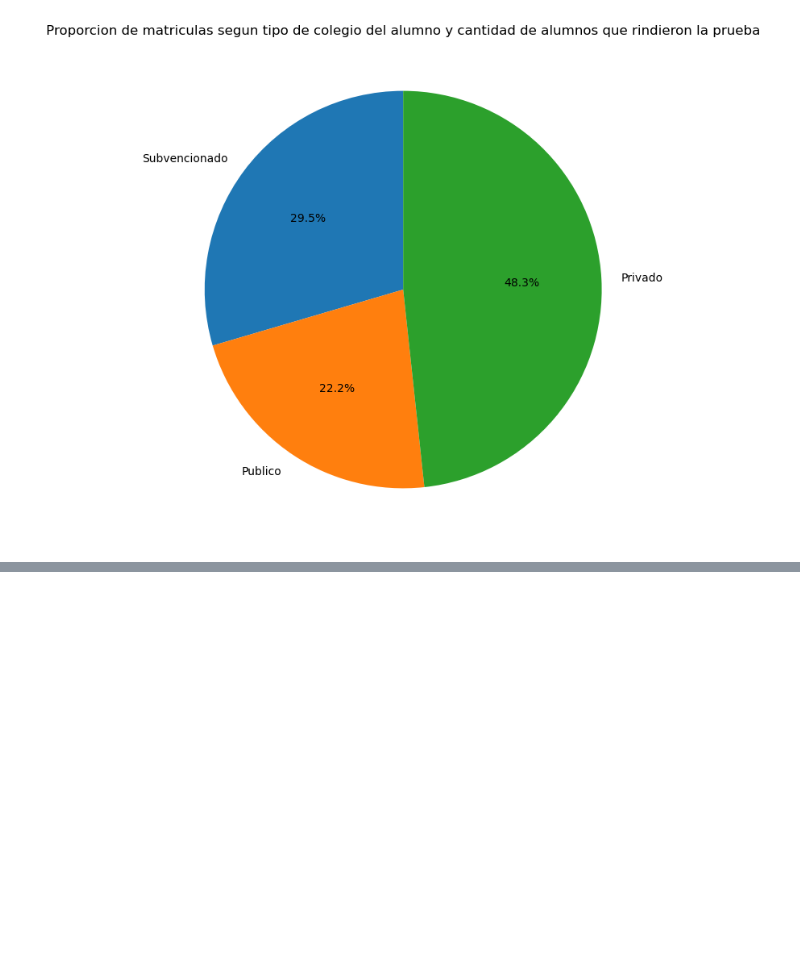
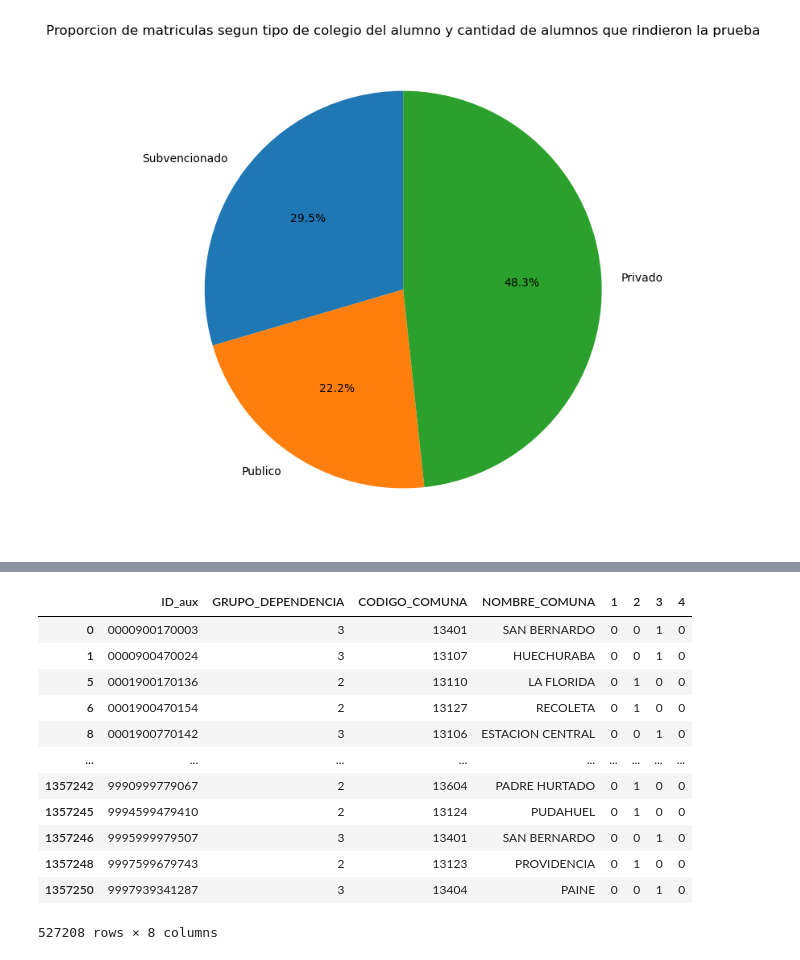
Before and after one commit to javibascur/Proyecto-Cs-Datos, a Jupyter notebook: Proyecto_Final.ipynb, the cells around one changed output, grey strips where cells are left out. Saved outputs shown, nothing was run; the diff lists cells and outputs as text; code cells hidden in the pictures; blank space fills up the shorter version.

```diff
--- a/Proyecto_Final.ipynb
+++ b/Proyecto_Final.ipynb
@@ -260,0 +294,6 @@ plt.show()
+# %%
+# se filtra para dejar solo los datos de la region metropolitana, esto debido a que nuestro trabajo en enfoca en ello
+codComunas = codComunas[codComunas["REGION NOMBRE"]=="REGION METROPOLITANA DE SANTIAGO"]
+# creamos un diccionario que relacione el codigo de la comuna con su nombre
+dictComunas = codComunas.set_index("COD.COMUNA")["COM NOMBRE"].to_dict()
+dictComunas
@@ -260,0 +318,17 @@ plt.show()
+# %%
+# se crea como una copia para no alterar el original
+df = rendicion.copy()
+# se hace una limpieza general
+
+# se eliminan las columnas que no consideramos relevantes para este momento
+df = df[["ID_aux", "GRUPO_DEPENDENCIA", "CODIGO_COMUNA"]]
+
+# eliminacion de NaN
+df.dropna(subset = ["GRUPO_DEPENDENCIA"], inplace=True)
+df.dropna(subset = ["CODIGO_COMUNA"], inplace=True)
+
+# se tranforma GRUPO_DEPENDENCIA de float a int
+df["GRUPO_DEPENDENCIA"] = df["GRUPO_DEPENDENCIA"].astype("int")
+# se tranforma CODIGO_COMUNA de float a int
+df["CODIGO_COMUNA"] = df["CODIGO_COMUNA"].astype("int")
+df
@@ -260,0 +349,4 @@ plt.show()
+# %%
+df["NOMBRE_COMUNA"] = df["CODIGO_COMUNA"].map(dictComunas)
+df
+# ya que hay filas que no son de santiago se generan NAN por lo que se deben eliminar estas filas
@@ -260,0 +367,3 @@ plt.show()
+# %%
+df.dropna(subset = ["NOMBRE_COMUNA"], inplace=True)
+df
@@ -260,0 +398,20 @@ plt.show()
+# %%
+# se crean segun categoria para luego poder agrupar por NOMBRE_COMUNA sumando las filas, sacando el total de cada tipo de institucion por comuna
+dummy = pd.get_dummies(df["GRUPO_DEPENDENCIA"])
+dummy = dummy.applymap(lambda x: 1 if x == True else 0)
+df = pd.concat([df, dummy], axis=1)
+df
+# %% [output]
+|  | ID_aux | GRUPO_DEPENDENCIA | CODIGO_COMUNA | NOMBRE_COMUNA | 1 | 2 | 3 | 4 |
+| 0 | 0000900170003 | 3 | 13401 | SAN BERNARDO | 0 | 0 | 1 | 0 |
+| 1 | 0000900470024 | 3 | 13107 | HUECHURABA | 0 | 0 | 1 | 0 |
+| 5 | 0001900170136 | 2 | 13110 | LA FLORIDA | 0 | 1 | 0 | 0 |
+| 6 | 0001900470154 | 2 | 13127 | RECOLETA | 0 | 1 | 0 | 0 |
+| 8 | 0001900770142 | 3 | 13106 | ESTACION CENTRAL | 0 | 0 | 1 | 0 |
+| ... | ... | ... | ... | ... | ... | ... | ... | ... |
+| 1357242 | 9990999779067 | 2 | 13604 | PADRE HURTADO | 0 | 1 | 0 | 0 |
+| 1357245 | 9994599479410 | 2 | 13124 | PUDAHUEL | 0 | 1 | 0 | 0 |
+| 1357246 | 9995999979507 | 3 | 13401 | SAN BERNARDO | 0 | 0 | 1 | 0 |
+| 1357248 | 9997599679743 | 2 | 13123 | PROVIDENCIA | 0 | 1 | 0 | 0 |
+| 1357250 | 9997939341287 | 3 | 13404 | PAINE | 0 | 0 | 1 | 0 |
+527208 rows × 8 columns
```
Also changed, not shown: parts of 38 cells of this notebook, 1 other file.
